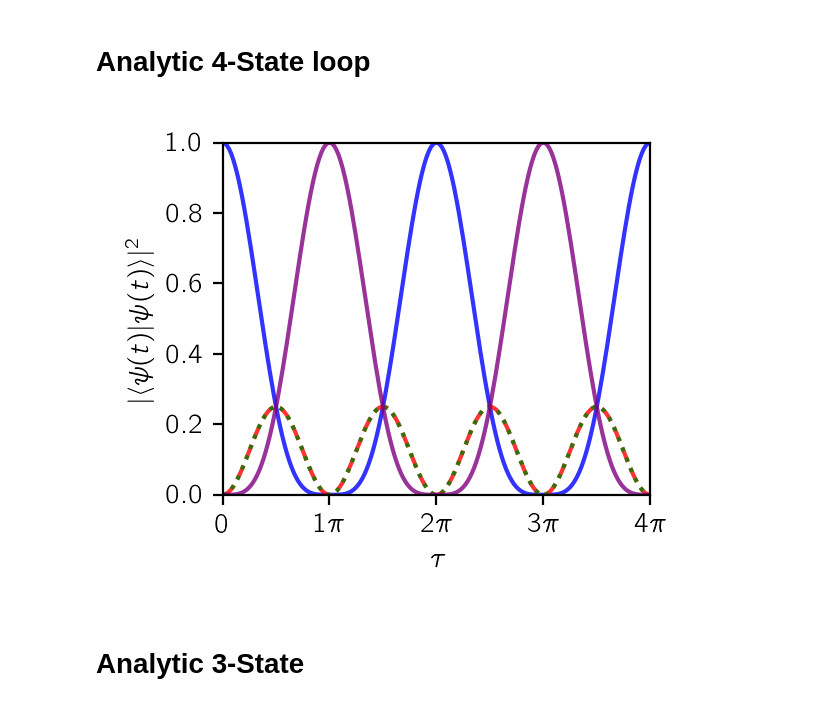
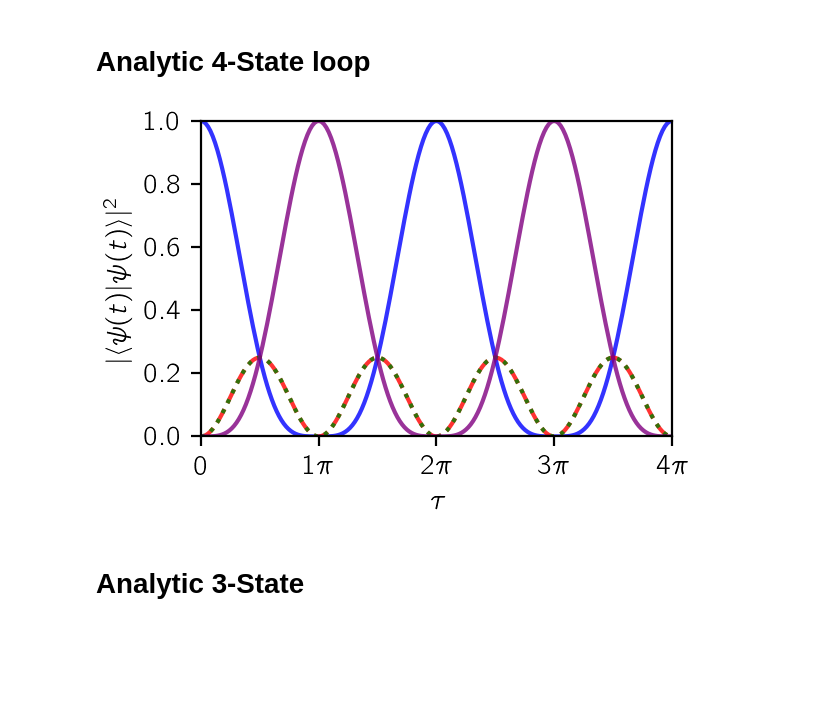
Before and after one commit to tomhepz/MolecularEnergyLevels, a Jupyter notebook: notebooks/rabi.ipynb, the cells around one changed output. Cells and saved outputs as stored; diff of their text form; code cells hidden in the pictures; blank space fills up the shorter version.

```diff
--- a/notebooks/rabi.ipynb
+++ b/notebooks/rabi.ipynb
@@ -164,27 +164,27 @@ Text(0, 0.5, '$\\pi_2$')
 # %% [markdown]
 # Analytic 4-State loop
 # %%
-fig, ax = plt.subplots(1,figsize=(3.0,2.5))
+fig, ax = plt.subplots(1,figsize=(3.0,2.1),constrained_layout=True)
 
 t = np.linspace(0,4*np.pi,200)
 
 ax.plot(t,np.cos(t/2)**4,'b',alpha=0.8)
 ax.plot(t,np.sin(t)**2/4,'r--',alpha=0.8)
 ax.plot(t,np.sin(t)**2/4,'g:',alpha=0.8)
 ax.plot(t,np.sin(t/2)**4,'purple',alpha=0.8)
 
 ax.set_xlim(0,4*np.pi)
 ax.set_ylim(0,1)
 ax.xaxis.set_major_formatter(FuncFormatter(
    lambda val,pos: '{:.0g}$\pi$'.format(val/np.pi) if val !=0 else '0'
 ))
 ax.xaxis.set_major_locator(MultipleLocator(base=np.pi))
 ax.set_xlabel(r'$\tau$')
 ax.set_ylabel(r'$|\langle\psi(t)|\psi(t)\rangle|^2$')
 
 fig.savefig("../images/4-loop-population.pdf")
 # %% [output]
-[figure, old version]
+[figure, new version]
 # %% [markdown]
 # Analytic 3-State
 # %%
```
Also changed, not shown: parts of 5 cells of this notebook, 24 other files.
